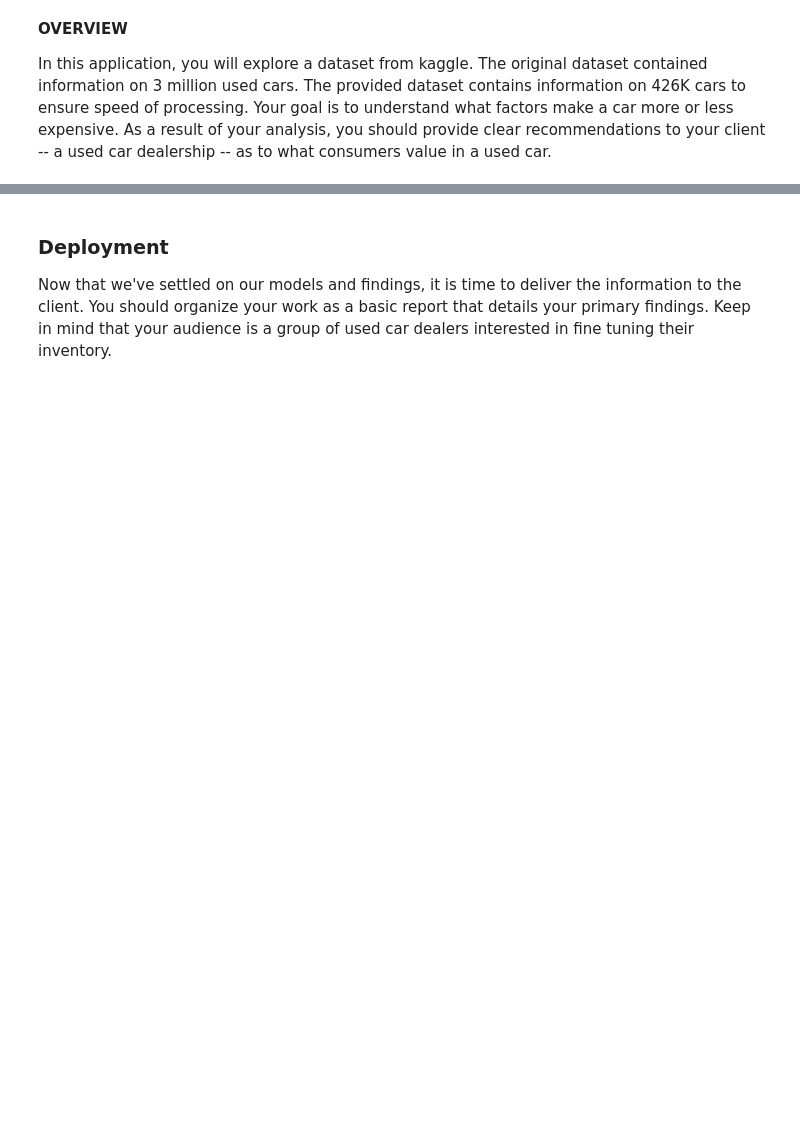
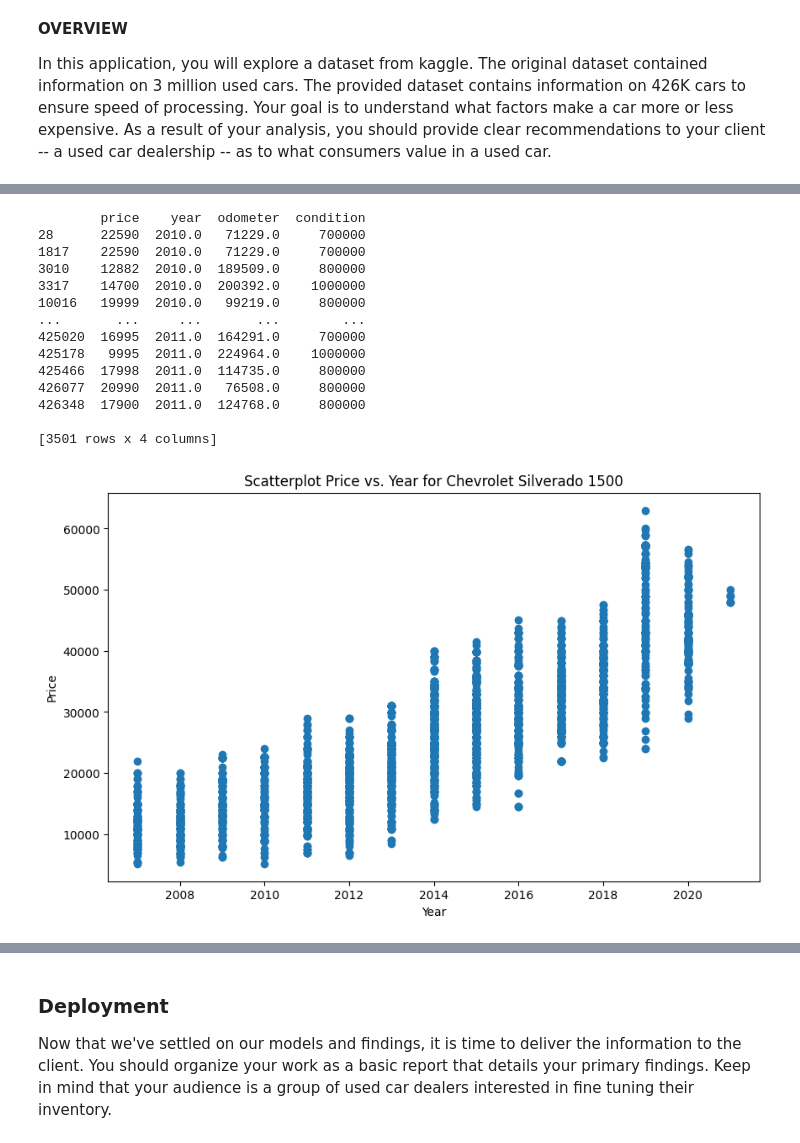
Before and after one commit to salomaaharri/car_price_predictions, a Jupyter notebook: car_price_predictions.ipynb, the cells around one changed output, grey strips where cells are left out. Cells and saved outputs as stored; diff of their text form; code cells hidden in the pictures; blank space fills up the shorter version.

```diff
--- a/car_price_predictions.ipynb
+++ b/car_price_predictions.ipynb
@@ -210,3 +17,0 @@ def encode_data(df):
-# %%
-def model_count(df, manufacturer, model,):
-    return ((df['manufacturer'] == manufacturer) & (df['model'] == model)).sum()
@@ -280,0 +548,9 @@ print(unique_manufacturer_models, len(unique_manufacturer_models))
+# %%
+# untility function to plot scatterplot of xdata and ydata
+def scatterplot(xdata, ydata, title, xlabel, ylabel):
+    plt.figure(figsize=(10, 6))
+    plt.scatter(xdata, ydata)
+    plt.title(title)
+    plt.xlabel(xlabel)
+    plt.ylabel(ylabel)
+    plt.show()
@@ -355,11 +601,0 @@ def search_best_correlating_model(df):
-# %%
-best_correlating_model, best_correlations, carmodelname = search_best_correlating_model(cars)
-
-# Get the actual model name using label_encoder
-if best_correlating_model:
-    modelname = label_encoder.classes_[best_correlating_model].title()
-    #print(f"The model with the most features strongly correlated with price is '{modelname} encoded:{model_with_most_strong_correlations}' with {max_strong_correlations} strong correlations.")
-    print(carmodelname, 'encoded value:', best_correlating_model)
-    print(best_correlations)
-else:
-    print("No model found with a strong correlation with more than one feature.")
@@ -748,0 +614,18 @@ def feature_engineering(manufacturer, model, year, condition, odometer):
+# %%
+best_correlating_model, best_correlations, carmodelnamesuc = search_best_correlating_model(cars)
+
+# Get the actual model name using label_encoder
+if best_correlating_model:
+    carmodelname = label_encoder.classes_[best_correlating_model].title()
+    manufacturer = carmodelname.split('_')[0]
+    cmodelname = carmodelname.split('_')[1]
+    comboname = manufacturer + " " + cmodelname
+    #print(f"The model with the most features strongly correlated with price is '{modelname} encoded:{model_with_most_strong_correlations}' with {max_strong_correlations} strong correlations.")
+    print("The best correlation found")
+    print("--------------------------")
+    print(f'Brand:       {manufacturer}')
+    print(f"Model:       {cmodelname}")
+    print(f"Encoded:     {best_correlating_model}")
+    print(best_correlations)
+else:
+    print("No model found with a strong correlation with more than one feature.")
@@ -748,0 +643,20 @@ def feature_engineering(manufacturer, model, year, condition, odometer):
+# %%
+carmodel_data = get_carmodel_data(carmodelname)
+print(carmodel_data)
+scatterplot(carmodel_data['year'], carmodel_data['price'], f'Scatterplot Price vs. Year for {comboname}', 'Year', 'Price')
+# %% [output]
+        price    year  odometer  condition
+28      22590  2010.0   71229.0     700000
+1817    22590  2010.0   71229.0     700000
+3010    12882  2010.0  189509.0     800000
+3317    14700  2010.0  200392.0    1000000
+10016   19999  2010.0   99219.0     800000
+...       ...     ...       ...        ...
+425020  16995  2011.0  164291.0     700000
+425178   9995  2011.0  224964.0    1000000
+425466  17998  2011.0  114735.0     800000
+426077  20990  2011.0   76508.0     800000
+426348  17900  2011.0  124768.0     800000
+
+[3501 rows x 4 columns]
+[figure, added]
```
Also changed, not shown: parts of 114 cells of this notebook, 1 other file.
